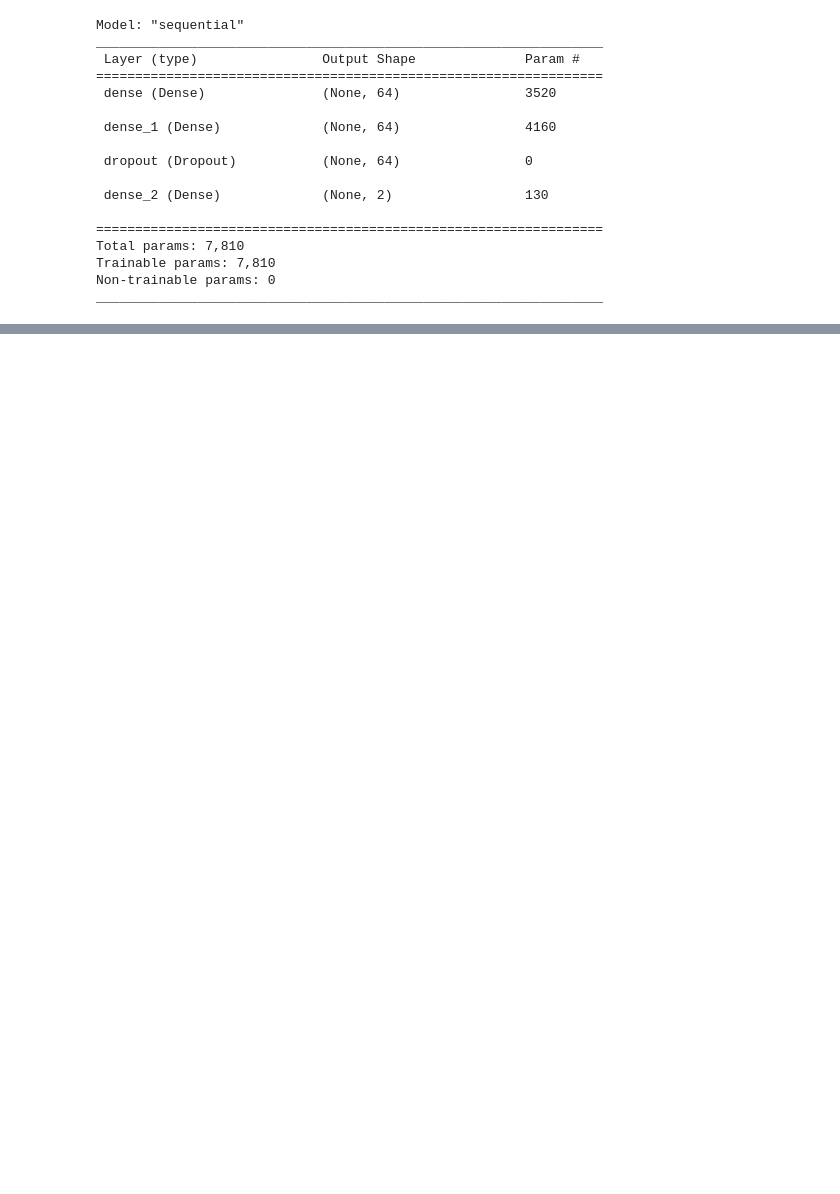
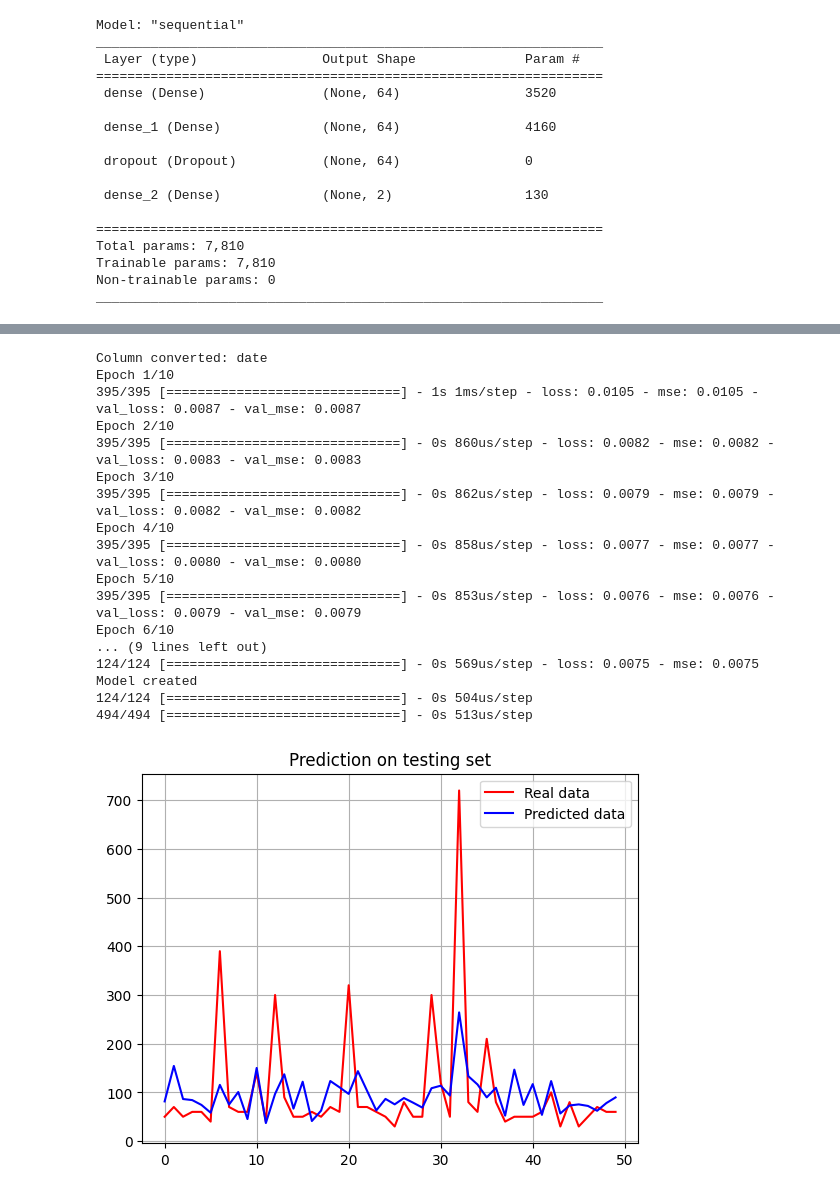
Before and after one commit to jan-of-us/OOP_22_AI_NN, a Jupyter notebook: Implementation_Examples.ipynb, the cells around one changed output, grey strips where cells are left out. Saved outputs shown, nothing was run; the diff lists cells and outputs as text; code cells hidden in the pictures; blank space fills up the shorter version.

```diff
--- a/Implementation_Examples.ipynb
+++ b/Implementation_Examples.ipynb
@@ -471,0 +110,22 @@ c:\Users\jansc\AppData\Local\Programs\Python\Python310\lib\site-packages\numpy\.
+# %%
+nn_reg_obj = Regression_Data(data=reg_data, y_label="Appliances")
+nn_reg = NN_Regression(nn_reg_obj)
+# %% [output]
+Column converted: date
+Epoch 1/10
+395/395 [==============================] - 1s 1ms/step - loss: 0.0105 - mse: 0.0105 - val_loss: 0.0087 - val_mse: 0.0087
+Epoch 2/10
+395/395 [==============================] - 0s 860us/step - loss: 0.0082 - mse: 0.0082 - val_loss: 0.0083 - val_mse: 0.0083
+Epoch 3/10
+395/395 [==============================] - 0s 862us/step - loss: 0.0079 - mse: 0.0079 - val_loss: 0.0082 - val_mse: 0.0082
+Epoch 4/10
+395/395 [==============================] - 0s 858us/step - loss: 0.0077 - mse: 0.0077 - val_loss: 0.0080 - val_mse: 0.0080
+Epoch 5/10
+395/395 [==============================] - 0s 853us/step - loss: 0.0076 - mse: 0.0076 - val_loss: 0.0079 - val_mse: 0.0079
+Epoch 6/10
+... (9 lines left out)
+124/124 [==============================] - 0s 569us/step - loss: 0.0075 - mse: 0.0075
+Model created
+124/124 [==============================] - 0s 504us/step
+494/494 [==============================] - 0s 513us/step
+[figure, added]
```
Also changed, not shown: parts of 56 cells of this notebook.
